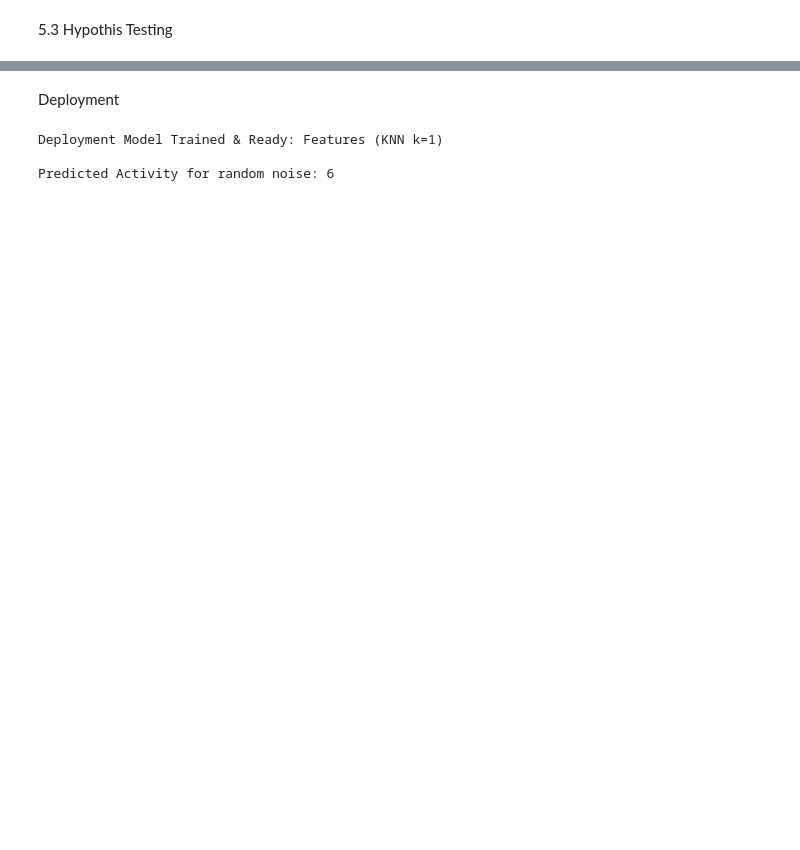
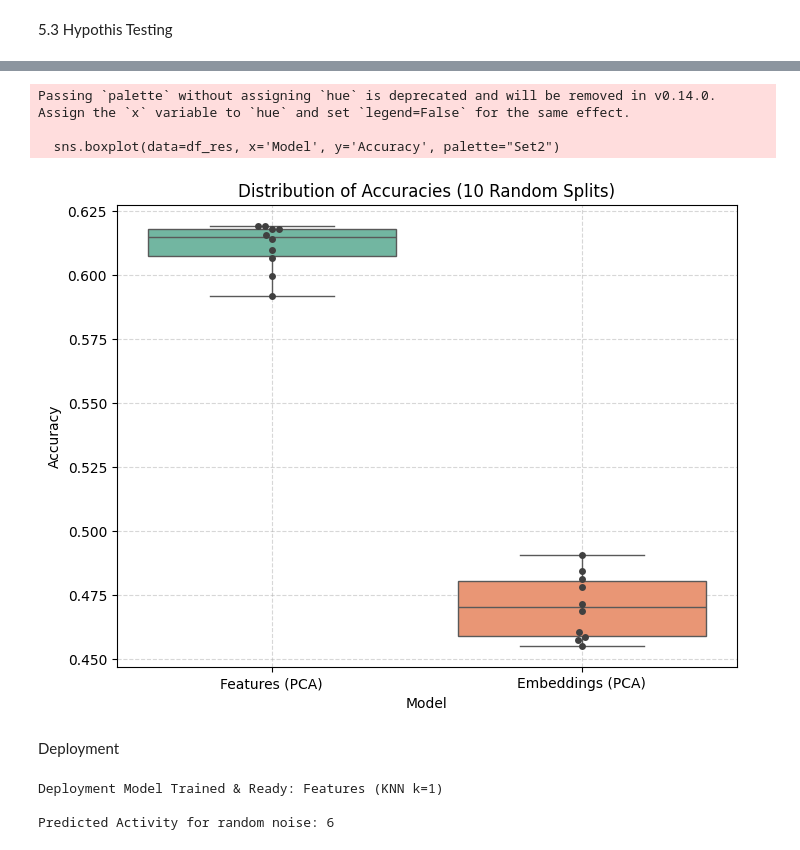
Before and after one commit to Pedr0S22/HAR-classificartion, a Jupyter notebook: meta2_mainActivity_Pedro_Ramyad.ipynb, the cells around one changed output, grey strips where cells are left out. Drawn from its saved outputs; the diff is of its cells as text; code cells hidden in the pictures; blank space fills up the shorter version.

```diff
--- a/meta2_mainActivity_Pedro_Ramyad.ipynb
+++ b/meta2_mainActivity_Pedro_Ramyad.ipynb
@@ -1515,13 +1574,13 @@ EVALUATING: Features_Between - PCA
 5.3 Hypothis Testing
 # %%
 # ==========================================
-# 5.3 HYPER-TESTING (STATISTICAL SIGNIFICANCE)
+# 5.3 HYPOTHESIS TESTING (ANOVA & KRUSKAL-WALLIS)
 # ==========================================
 
-def run_statistical_comparison(df_feat, df_emb, n_iterations=10):
+def run_comparative_hypothesis_testing(df_feat, df_emb, n_iterations=10):
     """
-    Repeatedly splits data (randomizing participants), trains both models,
-    and collects accuracies to perform a Paired T-Test.
+    Repeatedly splits data, trains both models, and collects accuracies.
+    Performs ANOVA and Kruskal-Wallis tests.
     """
     print(f"Starting Statistical Comparison ({n_iterations} iterations)...")
     print("Strategy: Between-Subject Split (Randomized Groups)")
@@ -1536,10 +1595,10 @@ def run_statistical_comparison(df_feat, df_emb, n_iterations=10):
         # 1. Randomize Split (9 Train / 3 Val / 3 Test)
         np.random.shuffle(participants)
         train_ids = participants[:9]
-        # val_ids = participants[9:12] # We skip tuning for speed in this loop
-        test_ids = participants[12:]   # We treat the rest as test for this test
+        # We assume the rest are test for this rapid statistical check
+        test_ids = participants[9:]
 
-        # 2. Prepare Data Helper
+        # Helper to extract data
         def get_data(df):
             train = df[df["Participant"].isin(train_ids)]
             test = df[df["Participant"].isin(test_ids)]
@@ -1555,7 +1614,6 @@ def run_statistical_comparison(df_feat, df_emb, n_iterations=10):
         # -----------------------------------
         X_tr_f, y_tr_f, X_te_f, y_te_f = get_data(df_feat)
 
-        # Pipeline: Scale -> PCA -> KNN
         scaler_f = StandardScaler().fit(X_tr_f)
         X_tr_f_sc = scaler_f.transform(X_tr_f)
         X_te_f_sc = scaler_f.transform(X_te_f)
@@ -1564,7 +1622,7 @@ def run_statistical_comparison(df_feat, df_emb, n_iterations=10):
         X_tr_f_pca = pca_f.transform(X_tr_f_sc)
         X_te_f_pca = pca_f.transform(X_te_f_sc)
 
-        # Train KNN (using k=21 from your previous results)
+        # Use K=21 (from your results)
         knn_f = KNeighborsClassifier(n_neighbors=21, n_jobs=-1)
         knn_f.fit(X_tr_f_pca, y_tr_f)
         acc_f = knn_f.score(X_te_f_pca, y_te_f)
@@ -1575,17 +1633,15 @@ def run_statistical_comparison(df_feat, df_emb, n_iterations=10):
         # -----------------------------------
         X_tr_e, y_tr_e, X_te_e, y_te_e = get_data(df_emb)
 
-        # Pipeline: Scale -> PCA -> KNN
         scaler_e = StandardScaler().fit(X_tr_e)
         X_tr_e_sc = scaler_e.transform(X_tr_e)
         X_te_e_sc = scaler_e.transform(X_te_e)
 
-        # PCA for Embeddings
         pca_e = PCA(n_components=0.90).fit(X_tr_e_sc)
         X_tr_e_pca = pca_e.transform(X_tr_e_sc)
         X_te_e_pca = pca_e.transform(X_te_e_sc)
 
-        # Train KNN (using k=21 or 5 based on results)
+        # Use K=21 (from your results)
         knn_e = KNeighborsClassifier(n_neighbors=21, n_jobs=-1)
         knn_e.fit(X_tr_e_pca, y_tr_e)
         acc_e = knn_e.score(X_te_e_pca, y_te_e)
@@ -1593,31 +1649,55 @@ def run_statistical_comparison(df_feat, df_emb, n_iterations=10):
 
         print(f"  Iter {i+1}: Features={acc_f:.2%} | Embeddings={acc_e:.2%}")
 
-    # 3. Statistical Test (Paired T-Test)
-    # We use a paired test because both models were tested on the SAME split each iteration
-    t_stat, p_val = stats.ttest_rel(scores_feat, scores_emb)
-
+    # ==========================================
+    # 2. STATISTICAL TESTS
+    # ==========================================
     print("\n" + "="*40)
     print("RESULTS OF HYPOTHESIS TESTING")
     print("="*40)
     print(f"Mean Accuracy (Features):   {np.mean(scores_feat):.2%}")
     print(f"Mean Accuracy (Embeddings): {np.mean(scores_emb):.2%}")
-    print(f"Difference:                 {np.mean(scores_feat) - np.mean(scores_emb):.2%}")
-    print("-" * 40)
-    print(f"P-Value: {p_val:.5f}")
 
-    if p_val < 0.05:
-        print(">> CONCLUSION: The difference IS statistically significant.")
-        print(">> We reject the null hypothesis.")
-    else:
-        print(">> CONCLUSION: The difference is NOT statistically significant.")
+    # TEST 1: ANOVA (One-way)
+    # -----------------------
+    f_stat, p_anova = stats.f_oneway(scores_feat, scores_emb)
+    print(f"\n[Test 1] ANOVA:")
+    print(f"  > F-Statistic: {f_stat:.4f}")
+    print(f"  > P-Value:     {p_anova:.5f}")
+    if p_anova < 0.05: print("  >> Significant Difference (Data means are likely different)")
+    else: print("  >> No Significant Difference")
+
+    # TEST 2: KRUSKAL-WALLIS (Non-Parametric)
+    # ---------------------------------------
+    h_stat, p_kruskal = stats.kruskal(scores_feat, scores_emb)
+    print(f"\n[Test 2] Kruskal-Wallis:")
+    print(f"  > H-Statistic: {h_stat:.4f}")
+    print(f"  > P-Value:     {p_kruskal:.5f}")
+    if p_kruskal < 0.05: print("  >> Significant Difference (Data distributions are different)")
+    else: print("  >> No Significant Difference")
+
+    # ==========================================
+    # 3. VISUALIZATION (BOXPLOT)
+    # ==========================================
+    # Prepare DataFrame for Seaborn
+    df_res = pd.DataFrame({
+        'Accuracy': scores_feat + scores_emb,
+        'Model': ['Features (PCA)'] * n_iterations + ['Embeddings (PCA)'] * n_iterations
+    })
+
+    plt.figure(figsize=(8, 6))
+    sns.boxplot(data=df_res, x='Model', y='Accuracy', palette="Set2")
+    sns.swarmplot(data=df_res, x='Model', y='Accuracy', color=".25") # Adds the individual dots
+    plt.title(f"Distribution of Accuracies ({n_iterations} Random Splits)")
+    plt.grid(True, linestyle='--', alpha=0.5)
+    plt.show()
 
 # ==========================================
 # EXECUTION
 # ==========================================
 
 if 'FEATURES_DATASET' in locals() and 'EMBEDDINGS_DATASET' in locals():
-    run_statistical_comparison(FEATURES_DATASET, EMBEDDINGS_DATASET, n_iterations=10)
+    run_comparative_hypothesis_testing(FEATURES_DATASET, EMBEDDINGS_DATASET, n_iterations=10)
 else:
     print("Error: Datasets not found.")
 # %% [output]
@@ -1641,3 +1721,7 @@ P-Value: 0.00000
+Passing `palette` without assigning `hue` is deprecated and will be removed in v0.14.0. Assign the `x` variable to `hue` and set `legend=False` for the same effect.
+
+  sns.boxplot(data=df_res, x='Model', y='Accuracy', palette="Set2")
+[figure, added]
 # %% [markdown]
 Deployment
 # %%
```
Also changed, not shown: parts of 8 cells of this notebook.
